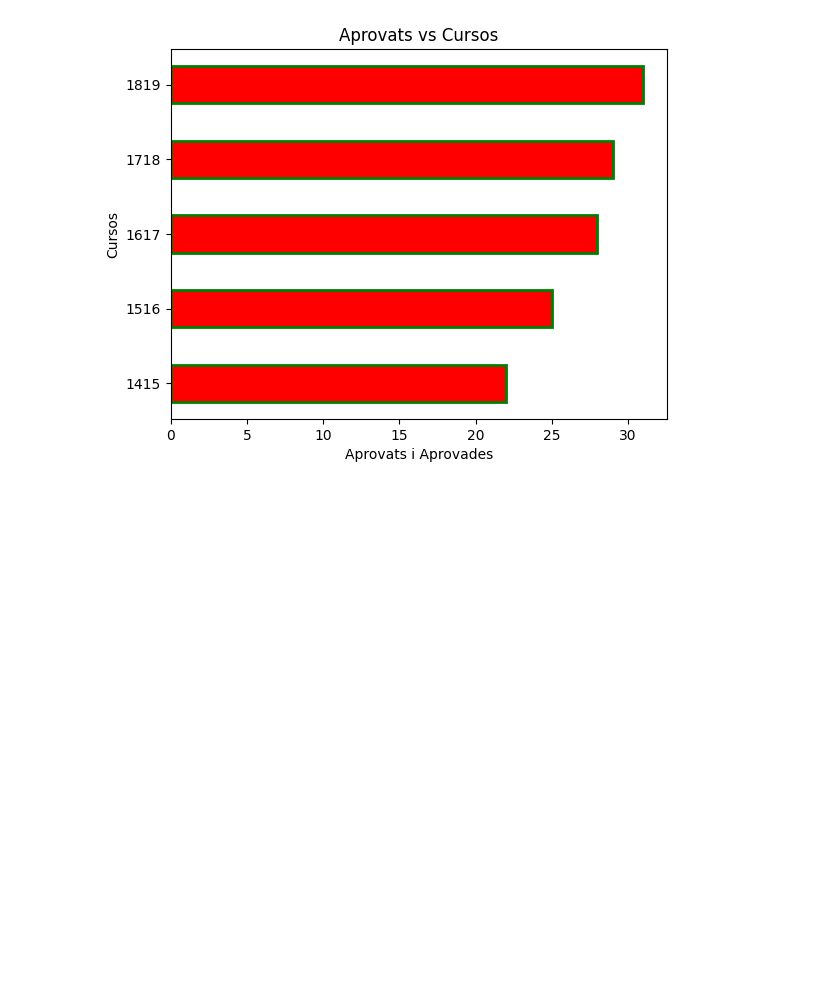
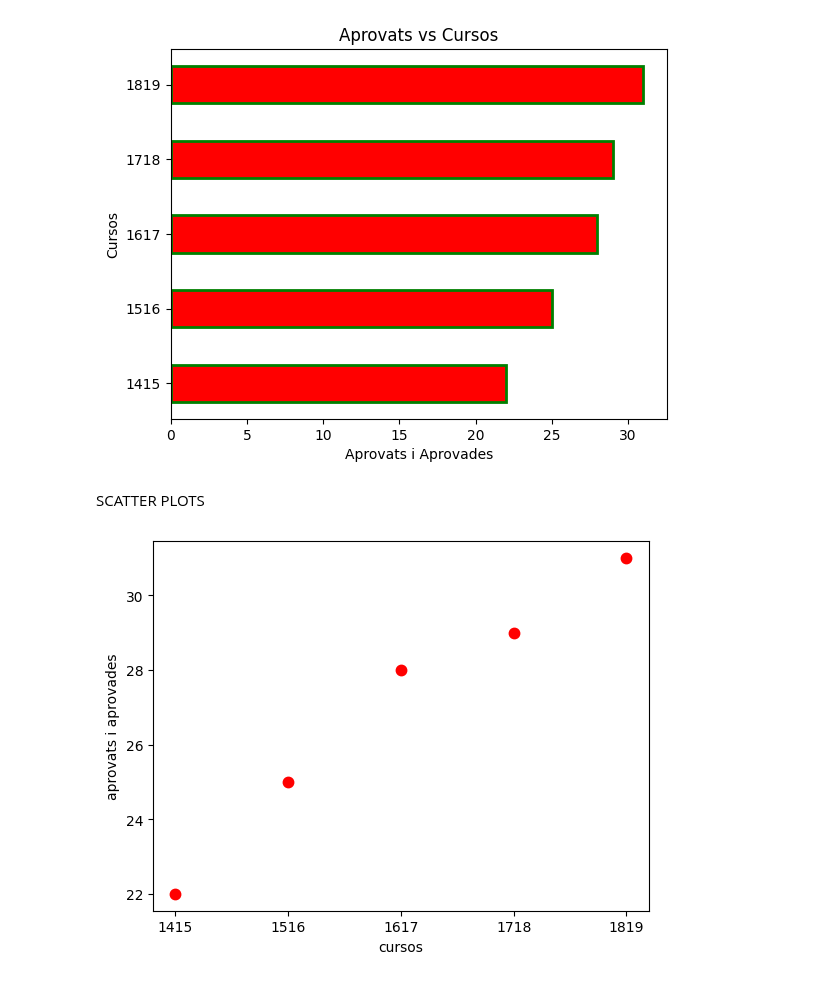
Before and after one commit to OYanez85/Introduccio_a_la_ciencia_de-Dades_Cibernarium, a Jupyter notebook: curs_233_2.3.ipynb, the cells around one changed output. Drawn from its saved outputs; the diff is of its cells as text; code cells hidden in the pictures; blank space fills up the shorter version.

```diff
--- a/curs_233_2.3.ipynb
+++ b/curs_233_2.3.ipynb
@@ -383,3 +383,15 @@ plt.title('Aprovats vs Cursos')  # Adding the title here
 plt.show()
 # %% [output]
 [figure]
+# %% [markdown]
+SCATTER PLOTS
+# %%
+cursos = ['1415', '1516', '1617', '1718', '1819']
+aprovats = [22,25,28,29,31]
+dades = plt.scatter(cursos,aprovats)
+plt.xlabel('cursos')
+plt.ylabel('aprovats i aprovades')
+plt.setp(dades, color='red', linewidth=2.5)
+plt.show()
+# %% [output]
+[figure, added]
```
Also changed, not shown: parts of 11 cells of this notebook, 1 other file.
